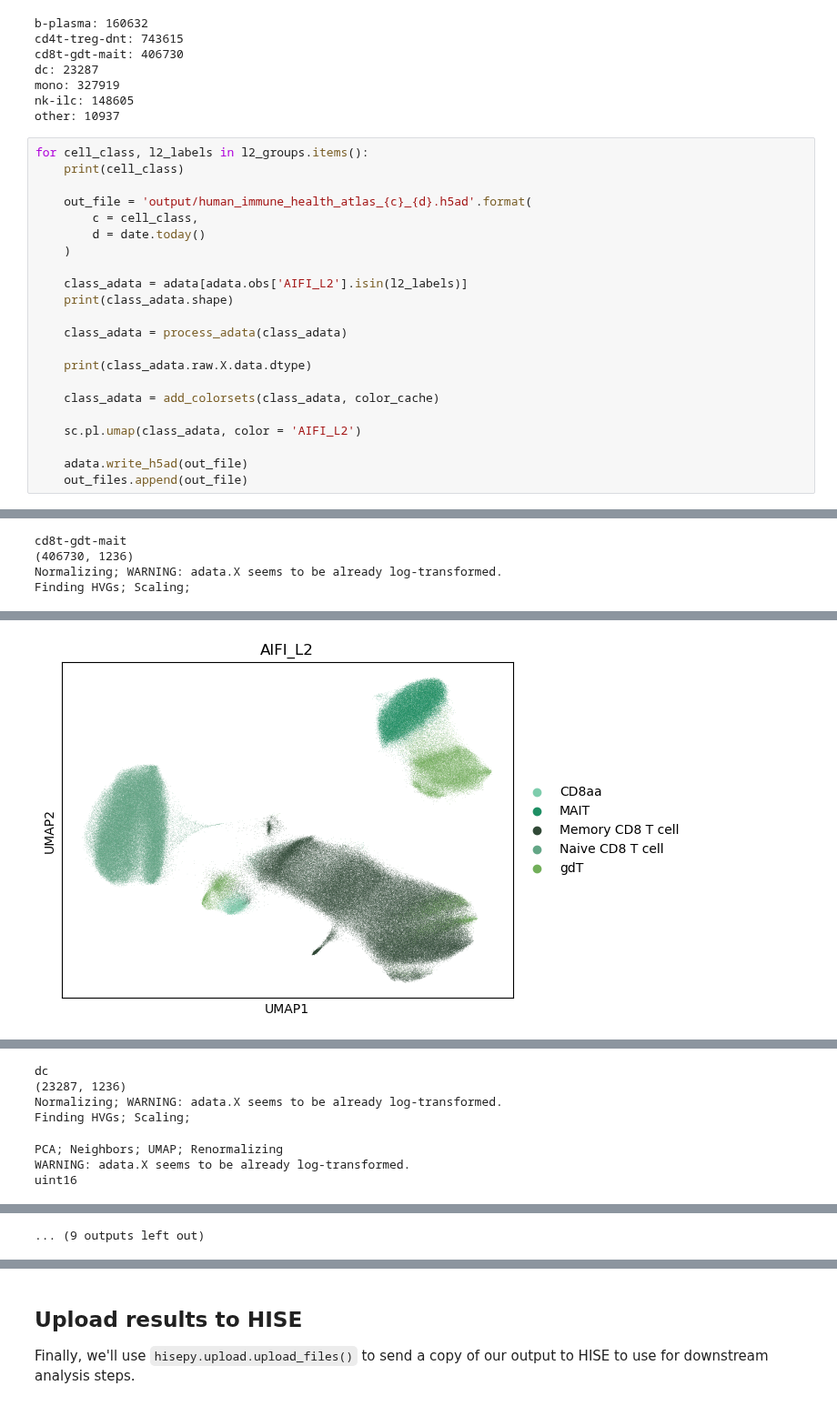
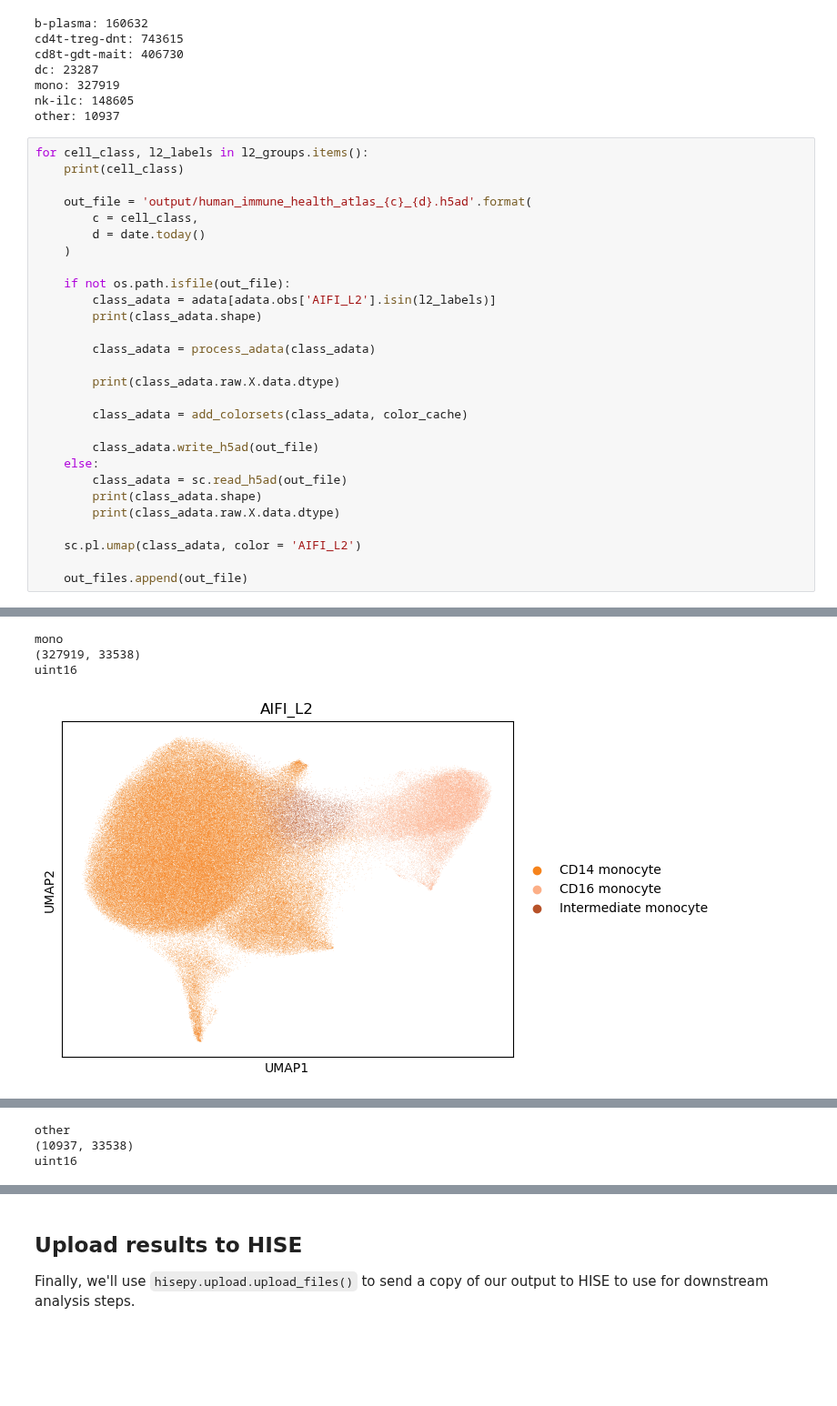
Before and after one commit to aifimmunology/aifi-healthy-pbmc-reference, a Jupyter notebook: 05-Assembly/29-Python_clean_all_genes_normalized.ipynb, the cells around one changed output, grey strips where cells are left out. Shown at 91% size. Saved outputs shown, nothing was run; the diff lists cells and outputs as text; blank space fills up the shorter version.

Commit message:
fix for .h5ad file outputs

```diff
--- a/05-Assembly/29-Python_clean_all_genes_normalized.ipynb
+++ b/05-Assembly/29-Python_clean_all_genes_normalized.ipynb
@@ -244,18 +244,24 @@ for cell_class, l2_labels in l2_groups.items():
         d = date.today()
     )
 
-    class_adata = adata[adata.obs['AIFI_L2'].isin(l2_labels)]
-    print(class_adata.shape)
+    if not os.path.isfile(out_file):
+        class_adata = adata[adata.obs['AIFI_L2'].isin(l2_labels)]
+        print(class_adata.shape)
 
-    class_adata = process_adata(class_adata)
+        class_adata = process_adata(class_adata)
 
-    print(class_adata.raw.X.data.dtype)
+        print(class_adata.raw.X.data.dtype)
 
-    class_adata = add_colorsets(class_adata, color_cache)
+        class_adata = add_colorsets(class_adata, color_cache)
+
+        class_adata.write_h5ad(out_file)
+    else:
+        class_adata = sc.read_h5ad(out_file)
+        print(class_adata.shape)
+        print(class_adata.raw.X.data.dtype)
 
     sc.pl.umap(class_adata, color = 'AIFI_L2')
 
-    adata.write_h5ad(out_file)
     out_files.append(out_file)
 # %% [output]
 b-plasma
@@ -277,4 +283,4 @@ uint16
-cd8t-gdt-mait
-(406730, 1236)
-Normalizing; WARNING: adata.X seems to be already log-transformed.
-Finding HVGs; Scaling;
+mono
+(327919, 33538)
+uint16
+[figure, added]
@@ -283,2 +289 @@ WARNING: adata.X seems to be already log-transformed.
 uint16
-[figure]
@@ -285,7 +291,3 @@ uint16
-dc
-(23287, 1236)
-Normalizing; WARNING: adata.X seems to be already log-transformed.
-Finding HVGs; Scaling;
+other
+(10937, 33538)
+uint16
-PCA; Neighbors; UMAP; Renormalizing
-WARNING: adata.X seems to be already log-transformed.
-uint16
@@ -293 +293,0 @@ uint16
-... (9 outputs left out)
```
Also changed, not shown: parts of 5 cells of this notebook.
